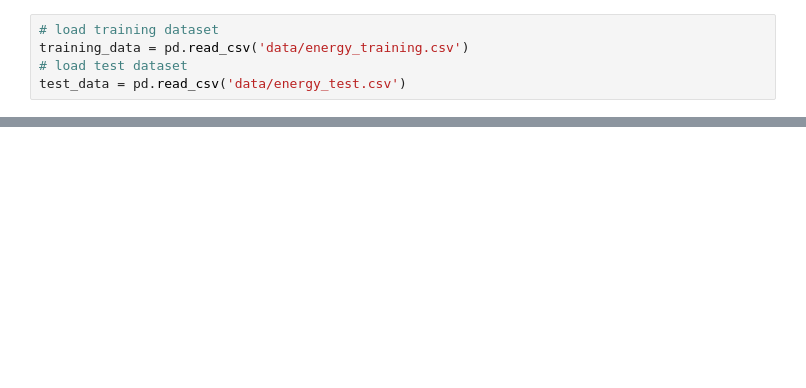
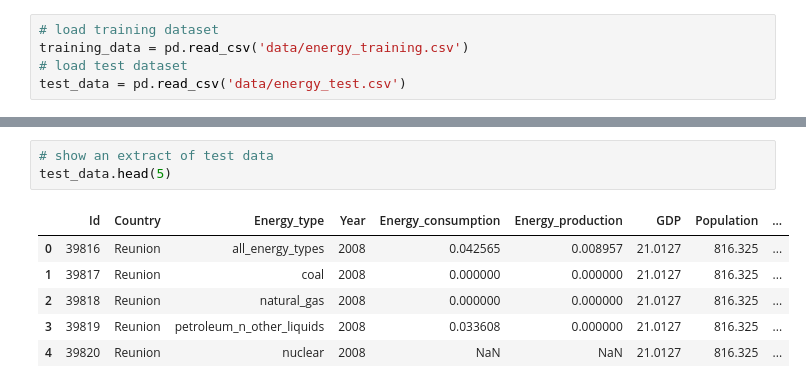
Before and after one commit to Ewnn/K-MeansClustering, a Jupyter notebook: main.ipynb, the cells around one changed output, grey strips where cells are left out. Drawn from its saved outputs; the diff is of its cells as text; blank space fills up the shorter version.

```diff
--- a/main.ipynb
+++ b/main.ipynb
@@ -15,3 +25,13 @@ test_data = pd.read_csv('data/energy_test.csv')
+# %%
+# show an extract of test data
+test_data.head(5)
+# %% [output]
+|  | Id | Country | Energy_type | Year | Energy_consumption | Energy_production | GDP | Population | ... |
+| 0 | 39816 | Reunion | all_energy_types | 2008 | 0.042565 | 0.008957 | 21.0127 | 816.325 | ... |
+| 1 | 39817 | Reunion | coal | 2008 | 0.000000 | 0.000000 | 21.0127 | 816.325 | ... |
+| 2 | 39818 | Reunion | natural_gas | 2008 | 0.000000 | 0.000000 | 21.0127 | 816.325 | ... |
+| 3 | 39819 | Reunion | petroleum_n_other_liquids | 2008 | 0.033608 | 0.000000 | 21.0127 | 816.325 | ... |
+| 4 | 39820 | Reunion | nuclear | 2008 | NaN | NaN | 21.0127 | 816.325 | ... |
 # %%
 # print dataset shape
 print(f"training_data data shape: {training_data.shape}")
```
Also changed, not shown: parts of 18 cells of this notebook, 1 other file.
